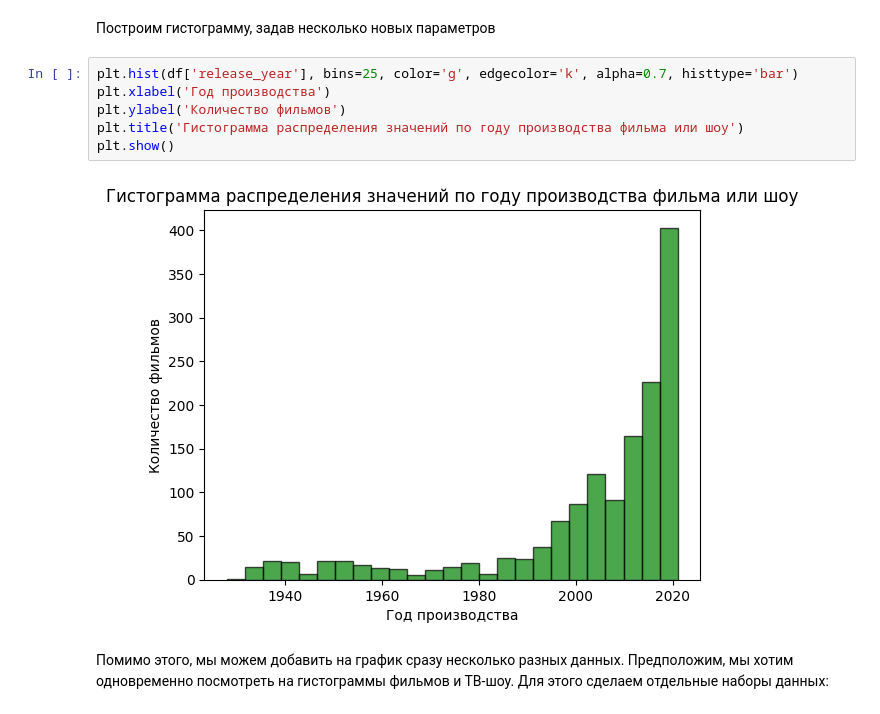
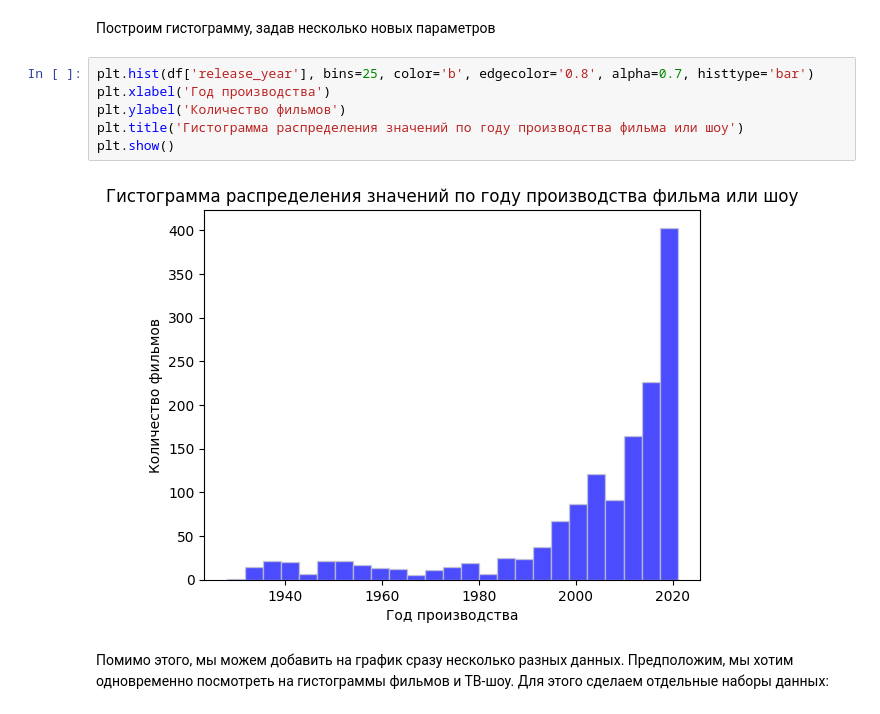
Before and after one commit to ReDwile/Spark-Practice-HSE, a Jupyter notebook: Basics-of-Visualization/Lecture_2/training/visual_2.ipynb, the cells around one changed output. Cells and saved outputs as stored; diff of their text form.

```diff
--- a/Basics-of-Visualization/Lecture_2/training/visual_2.ipynb
+++ b/Basics-of-Visualization/Lecture_2/training/visual_2.ipynb
@@ -97,13 +109,13 @@ plt.show()
 # %% [markdown]
 Построим гистограмму, задав несколько новых параметров
 # %%
-plt.hist(df['release_year'], bins=25, color='g', edgecolor='k', alpha=0.7, histtype='bar')
+plt.hist(df['release_year'], bins=25, color='b', edgecolor='0.8', alpha=0.7, histtype='bar')
 plt.xlabel('Год производства')
 plt.ylabel('Количество фильмов')
 plt.title('Гистограмма распределения значений по году производства фильма или шоу')
 plt.show()
 # %% [output]
-[figure, old version]
+[figure, new version]
 # %% [markdown]
 Помимо этого, мы можем добавить на график сразу несколько разных данных. Предположим, мы хотим одновременно посмотреть на гистограммы фильмов и ТВ-шоу. Для этого сделаем отдельные наборы данных:
 # %%
```
Also changed, not shown: parts of 11 cells of this notebook.
